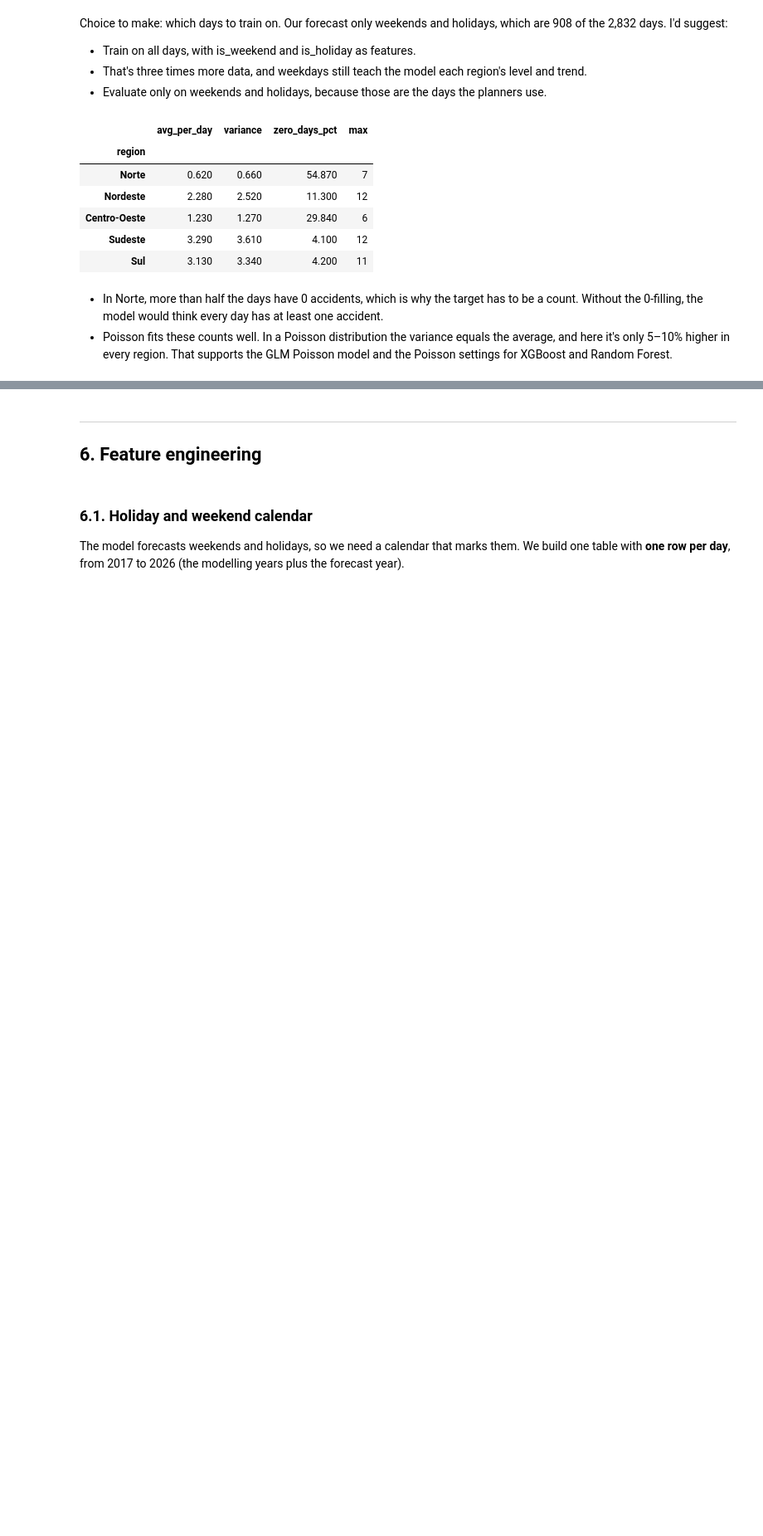
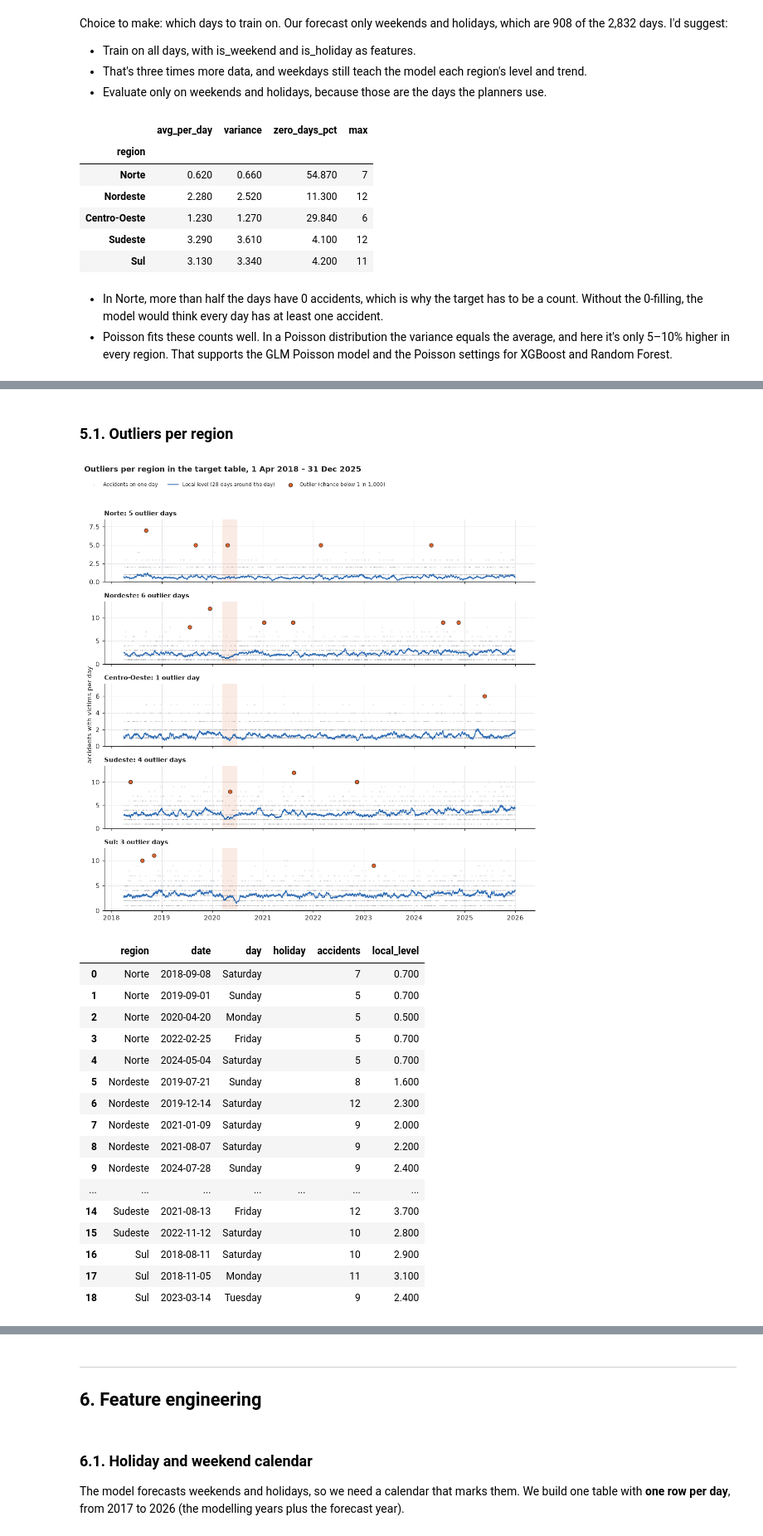
Before and after one commit to ivanya93/road_safety_machine_learning, a Jupyter notebook: notebooks/02_Data_Understanding_Preparation.ipynb, the cells around one changed output, grey strips where cells are left out. Shown at 83% size. Cells and saved outputs as stored; diff of their text form; code cells hidden in the pictures; blank space fills up the shorter version.

```diff
--- a/notebooks/02_Data_Understanding_Preparation.ipynb
+++ b/notebooks/02_Data_Understanding_Preparation.ipynb
@@ -607,0 +756,46 @@ target.groupby("region")["accidents"].agg(
+# %% [markdown]
+### 5.1. Outliers per region
+# %%
+# 5.1.1. Outliers per region in the target table: each region-day against its local level (same test as 3.4.1)
+region_outliers = pd.concat({r: local_poisson_outliers(target[target["region"] == r].set_index("date")["accidents"])
+                             for r in REGIONS}, names=["region"])
+
+fig, axes = plt.subplots(len(REGIONS), 1, figsize=(10, 2.0 * len(REGIONS)), sharex=True)
+for ax, r in zip(axes, REGIONS):
+    d = region_outliers.loc[r]
+    f = d[d["high"] | d["low"]]
+    ax.scatter(d.index, d["accidents"], s=3, color=GREY, alpha=0.3, linewidths=0, label="Accidents on one day")
+    ax.plot(d.index, d["local_level"], color=BLUE, linewidth=1.2, label="Local level (28 days around the day)")
+    ax.scatter(f.index, f["accidents"], s=36, color=ORANGE, edgecolor=DARK, linewidths=0.6, zorder=3,
+               label="Outlier (chance below 1 in 1,000)")
+    ax.axvspan(pd.Timestamp("2020-03-16"), pd.Timestamp("2020-06-30"), color=ORANGE, alpha=0.12, linewidth=0)
+    ax.set_title(f"{r}: {len(f)} outlier day{'s' if len(f) != 1 else ''}", loc="left", fontsize=10)
+    ax.set_ylim(0, d["accidents"].max() + 1.5)
+axes[len(REGIONS) // 2].set_ylabel("accidents with victims per day")
+fig.suptitle("Outliers per region in the target table, 1 Apr 2018 – 31 Dec 2025", x=0.01, y=1.0, ha="left", fontweight="bold")
+fig.legend(*axes[0].get_legend_handles_labels(), loc="upper left", bbox_to_anchor=(0.01, 0.975), ncol=3, fontsize=8)
+fig.tight_layout(rect=[0, 0, 1, 0.95])
+plt.show()
+
+flagged = region_outliers[region_outliers["high"] | region_outliers["low"]].reset_index()
+flagged.assign(day=flagged["date"].dt.day_name(), holiday=flagged["date"].map(lambda d: HOLIDAYS.get(d, "")),
+               local_level=flagged["local_level"].round(1))[["region", "date", "day", "holiday", "accidents", "local_level"]]
+# %% [output]
+[figure, added]
+|  | region | date | day | holiday | accidents | local_level |
+| 0 | Norte | 2018-09-08 | Saturday |  | 7 | 0.700 |
+| 1 | Norte | 2019-09-01 | Sunday |  | 5 | 0.700 |
+| 2 | Norte | 2020-04-20 | Monday |  | 5 | 0.500 |
+| 3 | Norte | 2022-02-25 | Friday |  | 5 | 0.700 |
+| 4 | Norte | 2024-05-04 | Saturday |  | 5 | 0.700 |
+| 5 | Nordeste | 2019-07-21 | Sunday |  | 8 | 1.600 |
+| 6 | Nordeste | 2019-12-14 | Saturday |  | 12 | 2.300 |
+| 7 | Nordeste | 2021-01-09 | Saturday |  | 9 | 2.000 |
+| 8 | Nordeste | 2021-08-07 | Saturday |  | 9 | 2.200 |
+| 9 | Nordeste | 2024-07-28 | Sunday |  | 9 | 2.400 |
+| ... | ... | ... | ... | ... | ... | ... |
+| 14 | Sudeste | 2021-08-13 | Friday |  | 12 | 3.700 |
+| 15 | Sudeste | 2022-11-12 | Saturday |  | 10 | 2.800 |
+| 16 | Sul | 2018-08-11 | Saturday |  | 10 | 2.900 |
+| 17 | Sul | 2018-11-05 | Monday |  | 11 | 3.100 |
+| 18 | Sul | 2023-03-14 | Tuesday |  | 9 | 2.400 |
```
Also changed, not shown: parts of 15 cells of this notebook, 6 other files.
